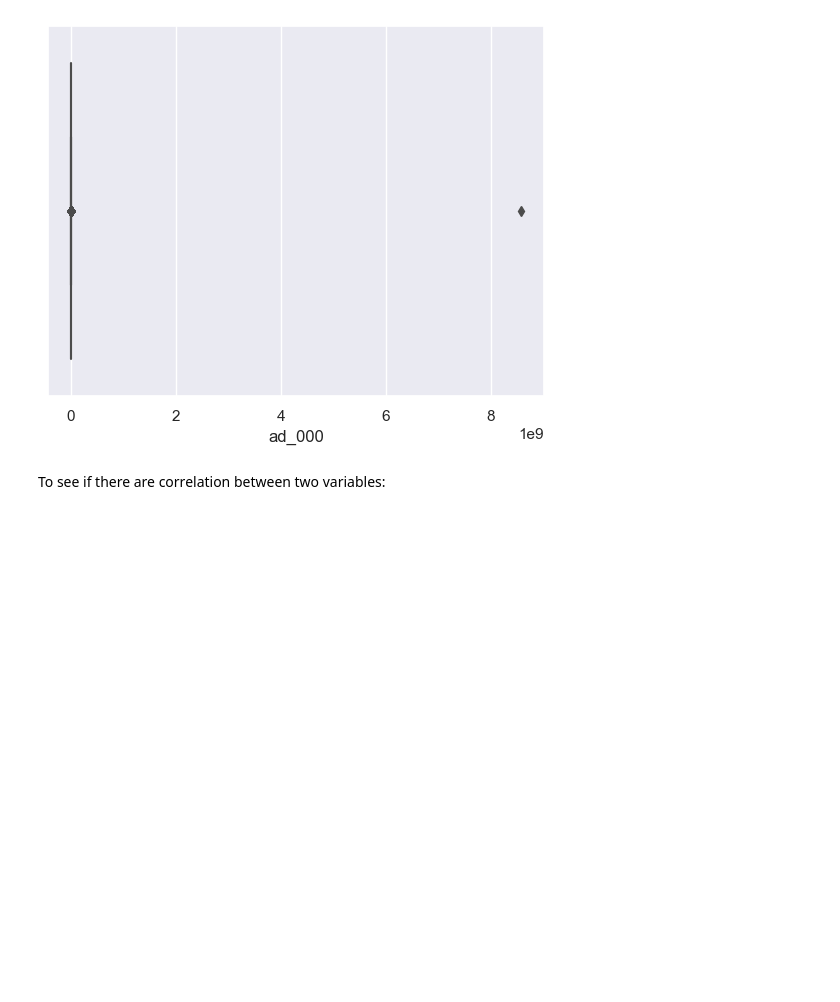
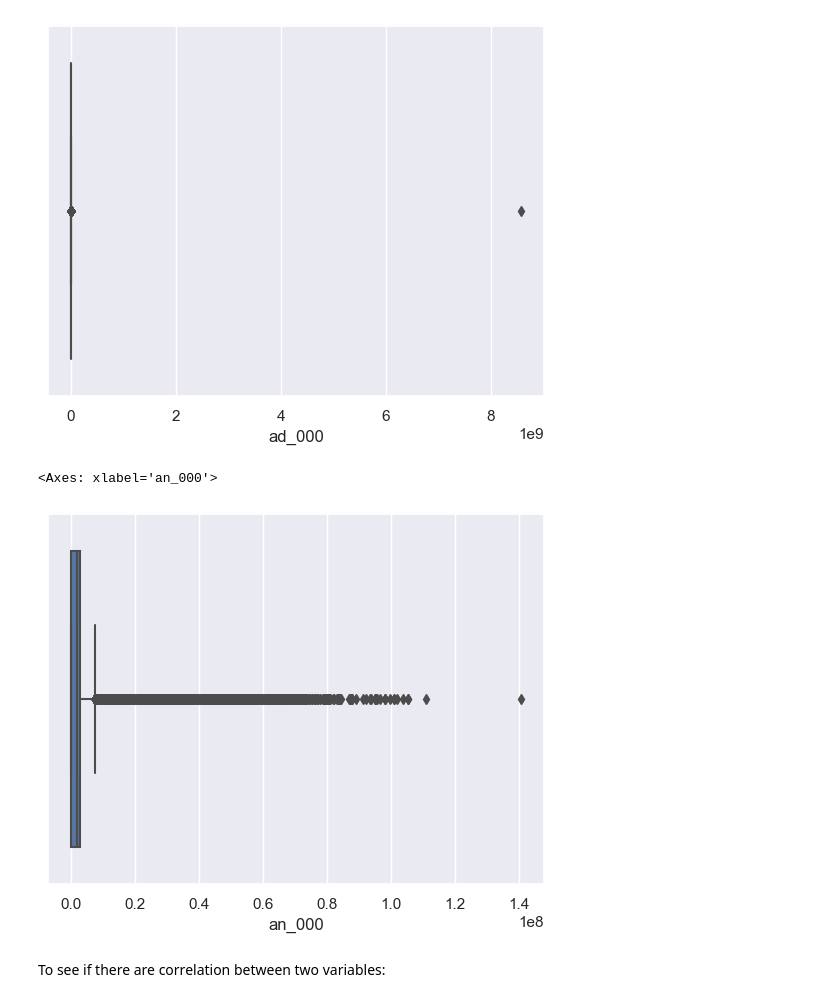
Before and after one commit to Sba23037/CristinaPriolo_DPrepHDip_CA1, a Jupyter notebook: CristinaPriolo_DPrepHDip_CA1.ipynb, the cells around one changed output. Saved outputs shown, nothing was run; the diff lists cells and outputs as text; code cells hidden in the pictures; blank space fills up the shorter version.

```diff
--- a/CristinaPriolo_DPrepHDip_CA1.ipynb
+++ b/CristinaPriolo_DPrepHDip_CA1.ipynb
@@ -227,6 +227,11 @@ sns.boxplot(x=aps_df['ad_000'])
 # %% [output]
 <Axes: xlabel='ad_000'>
 [figure]
+# %%
+sns.boxplot(x=aps_df['an_000'])
+# %% [output]
+<Axes: xlabel='an_000'>
+[figure, added]
 # %% [markdown]
 To see if there are correlation between two variables:
 # %%
```
Also changed, not shown: parts of 14 cells of this notebook.
